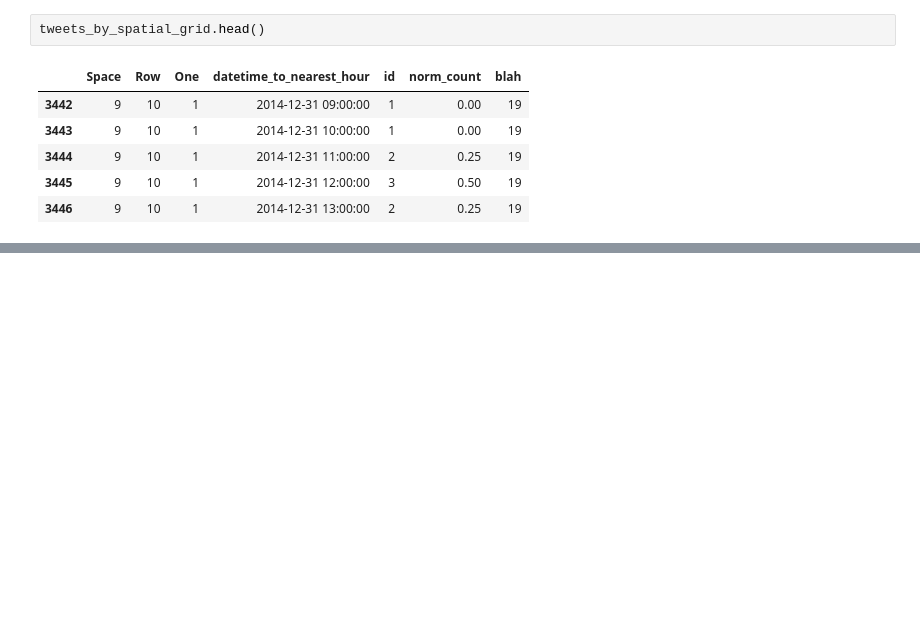
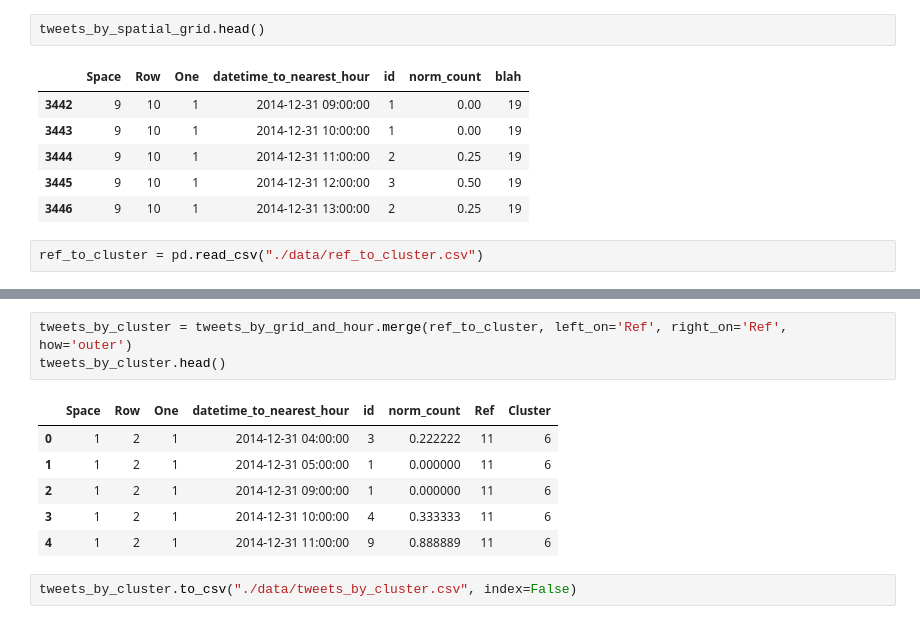
Before and after one commit to tpgmartin/london_new_years_tweets, a Jupyter notebook: Normalise Tweets by Spacial Grid and Time Interval.ipynb, the cells around one changed output, grey strips where cells are left out. Drawn from its saved outputs; the diff is of its cells as text; blank space fills up the shorter version.

Commit message:
Continue work on clustering by tweets

```diff
--- a/Normalise Tweets by Spacial Grid and Time Interval.ipynb
+++ b/Normalise Tweets by Spacial Grid and Time Interval.ipynb
@@ -275,3 +275,5 @@ tweets_by_spatial_grid.head()
 | 3444 | 9 | 10 | 1 | 2014-12-31 11:00:00 | 2 | 0.25 | 19 |
 | 3445 | 9 | 10 | 1 | 2014-12-31 12:00:00 | 3 | 0.50 | 19 |
 | 3446 | 9 | 10 | 1 | 2014-12-31 13:00:00 | 2 | 0.25 | 19 |
+# %%
+ref_to_cluster = pd.read_csv("./data/ref_to_cluster.csv")
@@ -277,0 +298,12 @@ tweets_by_spatial_grid.head()
+# %%
+tweets_by_cluster = tweets_by_grid_and_hour.merge(ref_to_cluster, left_on='Ref', right_on='Ref', how='outer')
+tweets_by_cluster.head()
+# %% [output]
+|  | Space | Row | One | datetime_to_nearest_hour | id | norm_count | Ref | Cluster |
+| 0 | 1 | 2 | 1 | 2014-12-31 04:00:00 | 3 | 0.222222 | 11 | 6 |
+| 1 | 1 | 2 | 1 | 2014-12-31 05:00:00 | 1 | 0.000000 | 11 | 6 |
+| 2 | 1 | 2 | 1 | 2014-12-31 09:00:00 | 1 | 0.000000 | 11 | 6 |
+| 3 | 1 | 2 | 1 | 2014-12-31 10:00:00 | 4 | 0.333333 | 11 | 6 |
+| 4 | 1 | 2 | 1 | 2014-12-31 11:00:00 | 9 | 0.888889 | 11 | 6 |
+# %%
+tweets_by_cluster.to_csv("./data/tweets_by_cluster.csv", index=False)
```
Also changed, not shown: parts of 8 cells of this notebook, 20 other files.
